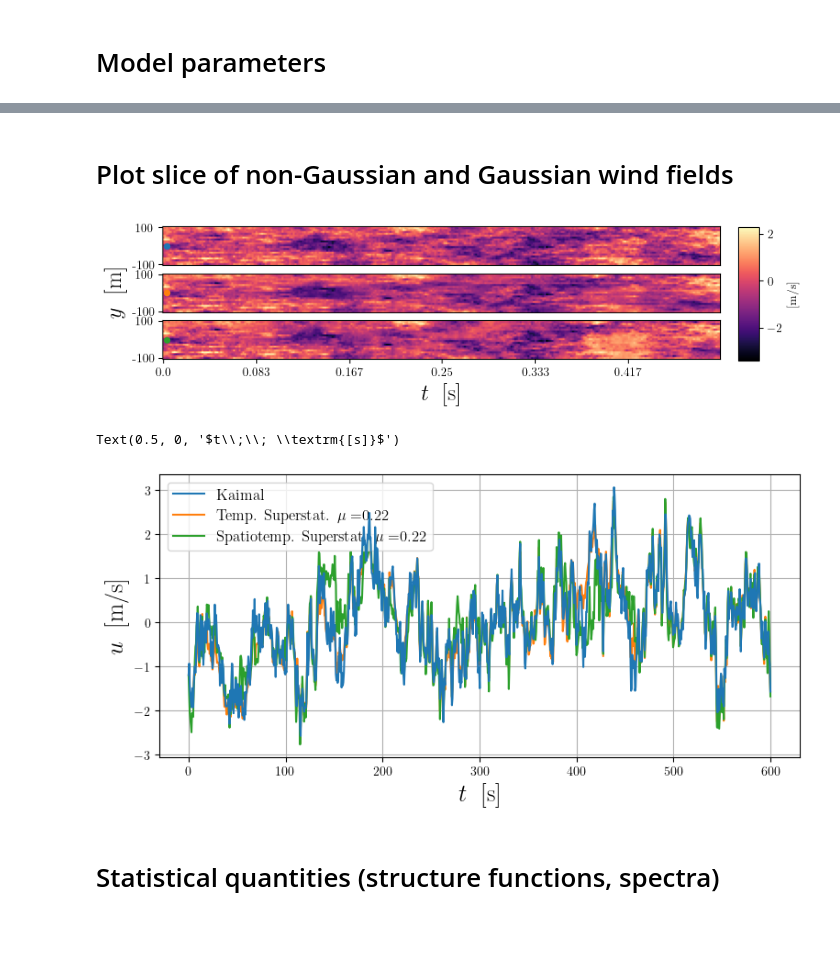
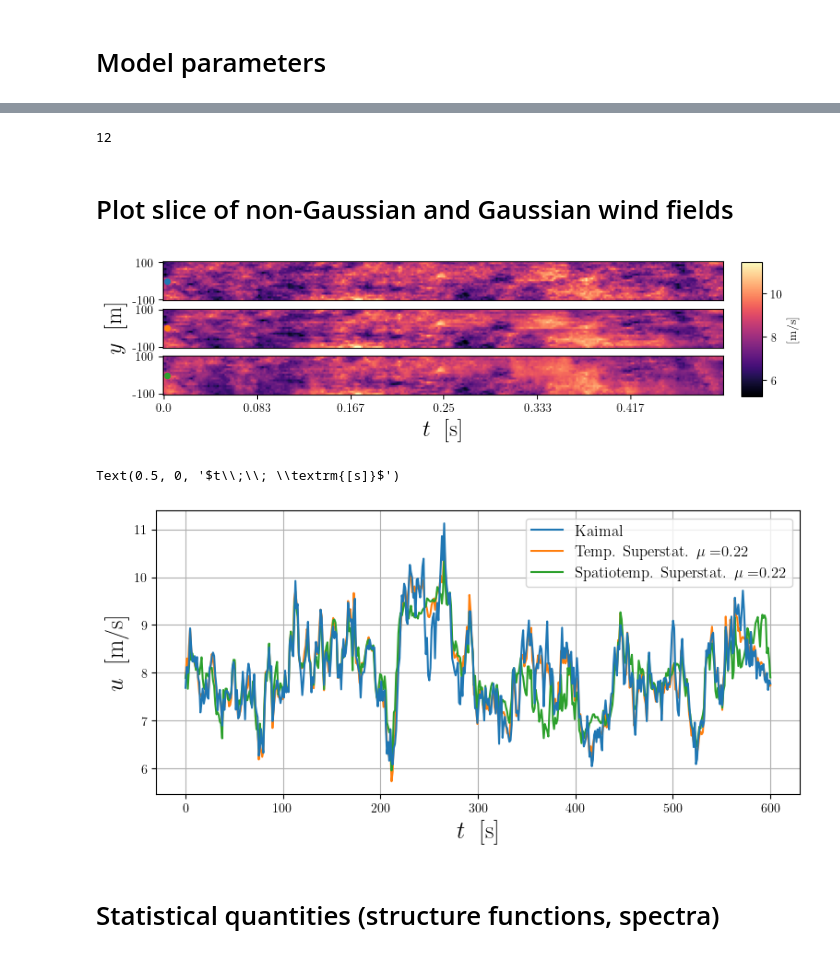
Before and after one commit to fiddir/pyforwind, a Jupyter notebook: examples/example_kaimal.ipynb, the cells around one changed output, grey strips where cells are left out. Cells and saved outputs as stored; diff of their text form; code cells hidden in the pictures; blank space fills up the shorter version.

```diff
--- a/examples/example_kaimal.ipynb
+++ b/examples/example_kaimal.ipynb
@@ -22,12 +22,9 @@ run ../pyforwind/pyforwind.py
 # %% [markdown]
 # Set the wind field box
 # %%
-N_x = 1024 # grid points in "temporal" direction
-N_y = N_z = 21 # rotor plane
+N_T = 1024//2 # grid points in "temporal" direction
+N_rotor = 21 # rotor plane
 N_xi = 30#30 # number of realization in Gaussian scale mixture
-dy = dz = 10. # resolution in rotor plane
-y_i = z_i = -100. # lower left point of grid in rotor plane
-y_e = z_e = 100. # upper right point of grid in rotor plane
 # %% [markdown]
 # Model parameters
 # %%
@@ -36,6 +33,7 @@ mu = 0.22 # intermittency coefficient
 L = 340.2 # integral length scale in Kaimal spectrum
 L_c = 340.2 # correlation length in Kaimal coherences
 T = 600. # length of time series
+diam = 200. # diameter
 tilde_T = 600.
 V_hub = 8.
 tilde_L = tilde_T*V_hub
@@ -44,15 +42,19 @@ tilde_L = tilde_T*V_hub
 # %%
-swf = SWF(H, L, L_c, tilde_L, mu, dy, dz, y_i, y_e, z_i, z_e, T, tilde_T, N_x, N_y, N_z, N_xi, V_hub)
+swf_gauss = SWF(L, mu, V_hub, (T, diam), (N_T, N_rotor), kind='gauss')
+swf_temporal = SWF(L, mu, V_hub, (T, diam), (N_T, N_rotor), kind='temporal')
+swf_spatiotemporal = SWF(L, mu, V_hub, (T, diam), (N_T, N_rotor), kind='spatiotemporal')
 realizations = 1 # number of realizations
-u_gauss = np.zeros((realizations, N_z, N_y, N_x))
-u_temporal = np.zeros((realizations, N_z, N_y, N_x))
-u_spatiotemporal = np.zeros((realizations, N_z, N_y, N_x))
+u_gauss = np.zeros((realizations, N_rotor, N_rotor, N_T))
+u_temporal = np.zeros((realizations, N_rotor, N_rotor, N_T))
+u_spatiotemporal = np.zeros((realizations, N_rotor, N_rotor, N_T))
 for nn in range(realizations):
     seed = 12
-    u_gauss[nn] = swf.gauss_field(seed)
-    u_temporal[nn], mask = swf.temporal_field(seed)
-    u_spatiotemporal[nn], mask = swf.spatiotemporal_field(seed)
+    u_gauss[nn] = swf_gauss.field(seed)
+    u_temporal[nn] = swf_temporal.field(seed)
+    u_spatiotemporal[nn] = swf_spatiotemporal.field(seed)
     seed += 1
+# %% [output]
+12
 # %% [markdown]
 # Plot slice of non-Gaussian and Gaussian wind fields
 # %%
@@ -85,22 +87,22 @@ fig.subplots_adjust(right=0.8)
 cbar_ax = fig.add_axes([0.75, 0.102, 0.02, 0.775])
 fig.colorbar(im, cax=cbar_ax, label='\\textrm{[m/s]}')
 plt.rcParams["axes.grid"] = False
-plt.savefig('superstat_kaimal.pdf', bbox_inches='tight')
+#plt.savefig('superstat_kaimal.pdf', bbox_inches='tight')
 # %% [output]
-[figure, old version]
+[figure, new version]
 # %%
 plt.rcParams["axes.grid"] = True
 fig, ax = plt.subplots(figsize=(9, 4))
-t = np.linspace(0, 600, N_x)
+t = np.linspace(0, 600, N_T)
 ax.plot(t, u_gauss[real,8,10,:], label='Kaimal', color='C0',zorder=12)
 ax.plot(t, u_temporal[real,8,10, :], label='Temp. Superstat. $\\mu=$'+str(mu), color='C1')
 ax.plot(t, u_spatiotemporal[real,8,10, :], label='Spatiotemp. Superstat. $\\mu=$'+str(mu), color='C2')
 ax.legend(fontsize=12)
 plt.ylabel('$u\;\; \\textrm{[m/s]}$', fontsize=19)
 plt.xlabel('$t\;\; \\textrm{[s]}$', fontsize=19)
 # %% [output]
 Text(0.5, 0, '$t\\;\\; \\textrm{[s]}$')
-[figure, old version]
+[figure, new version]
 # %% [markdown]
 # Statistical quantities (structure functions, spectra)
 # %%
```
Also changed, not shown: parts of 16 cells of this notebook, 1 other file.
